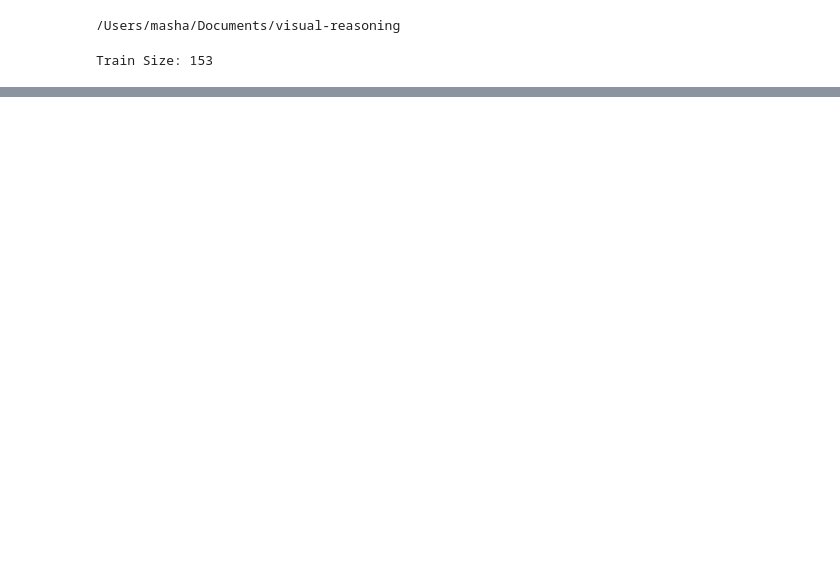
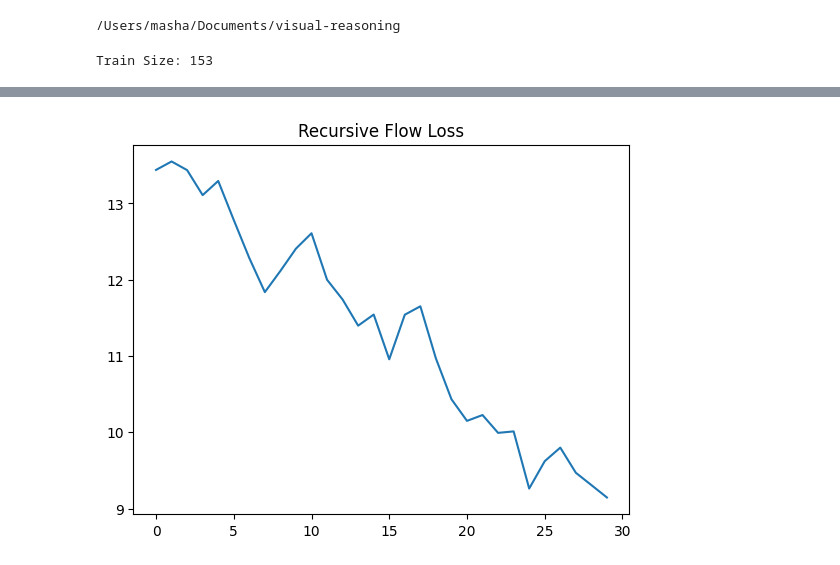
Before and after one commit to mashathepotato/visual-reasoning, a Jupyter notebook: notebooks/recursive_fm_3d.ipynb, the cells around one changed output, grey strips where cells are left out. Saved outputs shown, nothing was run; the diff lists cells and outputs as text; code cells hidden in the pictures; blank space fills up the shorter version.

Commit message:
Quick proof of concept training and intermediate visuals

```diff
--- a/notebooks/recursive_fm_3d.ipynb
+++ b/notebooks/recursive_fm_3d.ipynb
@@ -20,7 +20,7 @@ else:
     DEVICE = torch.device("cpu")
 
 BATCH_SIZE = 32
-LR = 1e-4
+LR = 1e-3
 EPOCHS = 30
 SUBDIVISION_CAP = 4  # Split the rotation path into 4 segments
 
@@ -177,2 +177,75 @@ def get_best_alignment_angle(x0, x1):
 
     return best_ang
+# %%
+train_losses = []
+
+for epoch in range(EPOCHS):
+    model.train()
+    epoch_loss = 0
+
+    for batch_idx, (x0, x1, _) in enumerate(train_loader):
+        x0, x1 = x0.to(DEVICE), x1.to(DEVICE)
+        B = x0.shape[0]
+
+        # Find the global angle theta that maps start to end
+        with torch.no_grad():
+            theta_total = get_best_alignment_angle(x0, x1)
+
+        # Pick a random segment k (0 to N-1)
+        k = torch.randint(0, SUBDIVISION_CAP, (B,), device=DEVICE)
+
+        seg_len = 1.0 / SUBDIVISION_CAP
+
+        # Calculate Start/End percentages for this segment
+        # e.g., Segment 1 is 0.25 -> 0.50
+        t_start_global = k.float() * seg_len
+        t_end_global   = (k.float() + 1) * seg_len
+
+        # Convert to Angles
+        ang_start = theta_total * t_start_global
+        ang_end   = theta_total * t_end_global
+
+        # Generate waypoints (fake data)
+        with torch.no_grad():
+            x_seg_start = K.rotate(x0, ang_start)
+            x_seg_end   = K.rotate(x0, ang_end)
+
+            # Optional: Anchor the final segment to the REAL x1
+            # This helps fix perspective errors in the last step
+            mask_last = (k == SUBDIVISION_CAP - 1)
+            # x_seg_end[mask_last] = x1[mask_last]
+
+        # Train flow between the two waypoints
+        # Sample local t (0 to 1 within this segment)
+        t_local = torch.rand(B, 1, device=DEVICE)
+        t_view = t_local.view(B, 1, 1, 1)
+
+        # Interpolate Position
+        x_t = (1 - t_view) * x_seg_start + t_view * x_seg_end
+
+        # Target Velocity (Distance / Time)
+        # Note: Since t_local is 0-1, v is just end - start
+        target_v = x_seg_end - x_seg_start
+
+        # The model needs to know the GLOBAL time
+        t_global = t_start_global.view(B, 1) + (t_local * seg_len)
+
+        # Condition on x0 (Original Start)
+        pred_v = model(x_t, t_global, x0)
+
+        loss = F.mse_loss(pred_v, target_v)
+
+        optimizer.zero_grad()
+        loss.backward()
+        optimizer.step()
+
+        epoch_loss += loss.item()
+
+    avg_loss = epoch_loss / len(train_loader)
+    train_losses.append(avg_loss)
+    print(f"Epoch [{epoch+1}/{EPOCHS}] Loss: {avg_loss:.5f}")
+
+plt.plot(train_losses)
+plt.title("Recursive Flow Loss")
+plt.show()
+# %% [output]
@@ -178,0 +269 @@ def get_best_alignment_angle(x0, x1):
+[figure, added]
```
Also changed, not shown: parts of 4 cells of this notebook.
